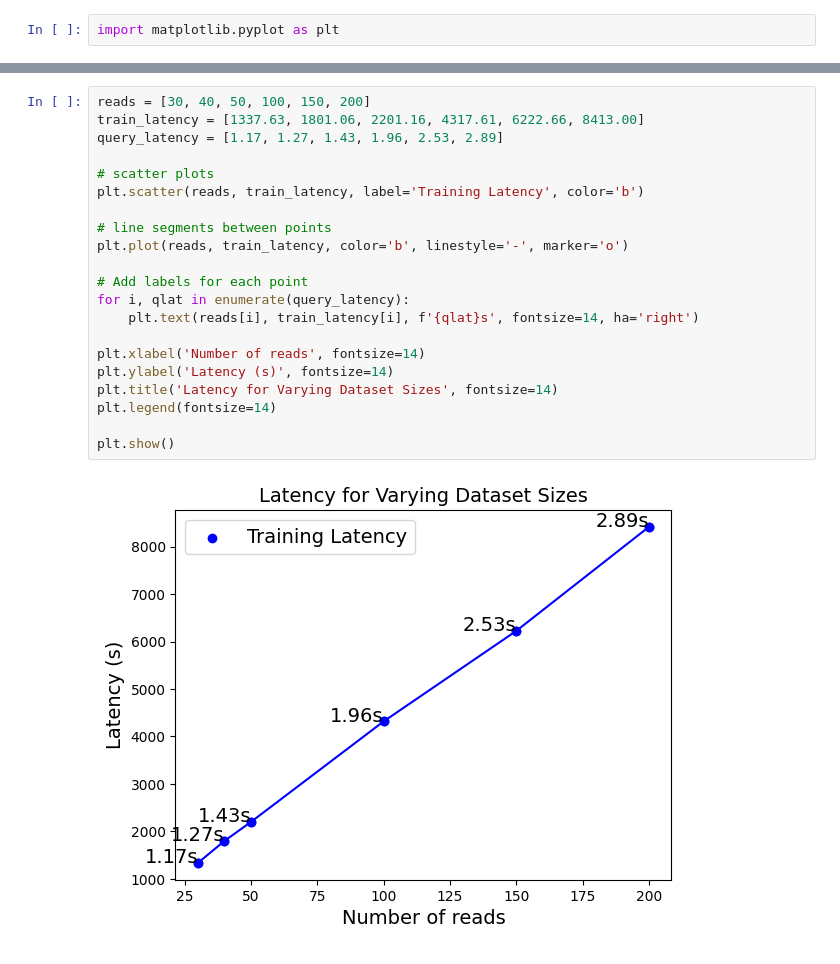
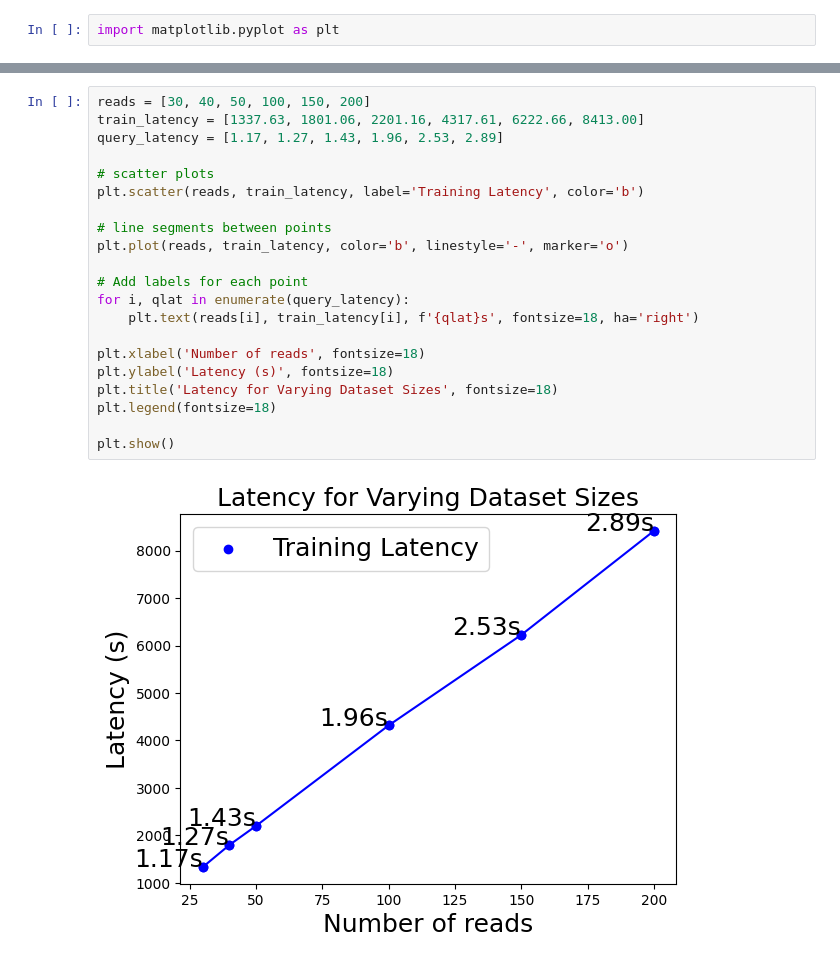
Before and after one commit to Stuart6557/HD-Tutorials, a Jupyter notebook: HD-HashTable/Attempt3-FinalResults/poster_figures.ipynb, the cells around one changed output, grey strips where cells are left out. Saved outputs shown, nothing was run; the diff lists cells and outputs as text.

Commit message:
enlarged text

```diff
--- a/HD-HashTable/Attempt3-FinalResults/poster_figures.ipynb
+++ b/HD-HashTable/Attempt3-FinalResults/poster_figures.ipynb
@@ -27,23 +27,23 @@ plt.show()
 # %%
 reads = [30, 40, 50, 100, 150, 200]
 train_latency = [1337.63, 1801.06, 2201.16, 4317.61, 6222.66, 8413.00]
 query_latency = [1.17, 1.27, 1.43, 1.96, 2.53, 2.89]
 
 # scatter plots
 plt.scatter(reads, train_latency, label='Training Latency', color='b')
 
 # line segments between points
 plt.plot(reads, train_latency, color='b', linestyle='-', marker='o')
 
 # Add labels for each point
 for i, qlat in enumerate(query_latency):
-    plt.text(reads[i], train_latency[i], f'{qlat}s', fontsize=14, ha='right')
+    plt.text(reads[i], train_latency[i], f'{qlat}s', fontsize=18, ha='right')
 
-plt.xlabel('Number of reads', fontsize=14)
-plt.ylabel('Latency (s)', fontsize=14)
-plt.title('Latency for Varying Dataset Sizes', fontsize=14)
-plt.legend(fontsize=14)
+plt.xlabel('Number of reads', fontsize=18)
+plt.ylabel('Latency (s)', fontsize=18)
+plt.title('Latency for Varying Dataset Sizes', fontsize=18)
+plt.legend(fontsize=18)
 
 plt.show()
 # %% [output]
-[figure, old version]
+[figure, new version]
```
Also changed, not shown: parts of 1 cell of this notebook.
